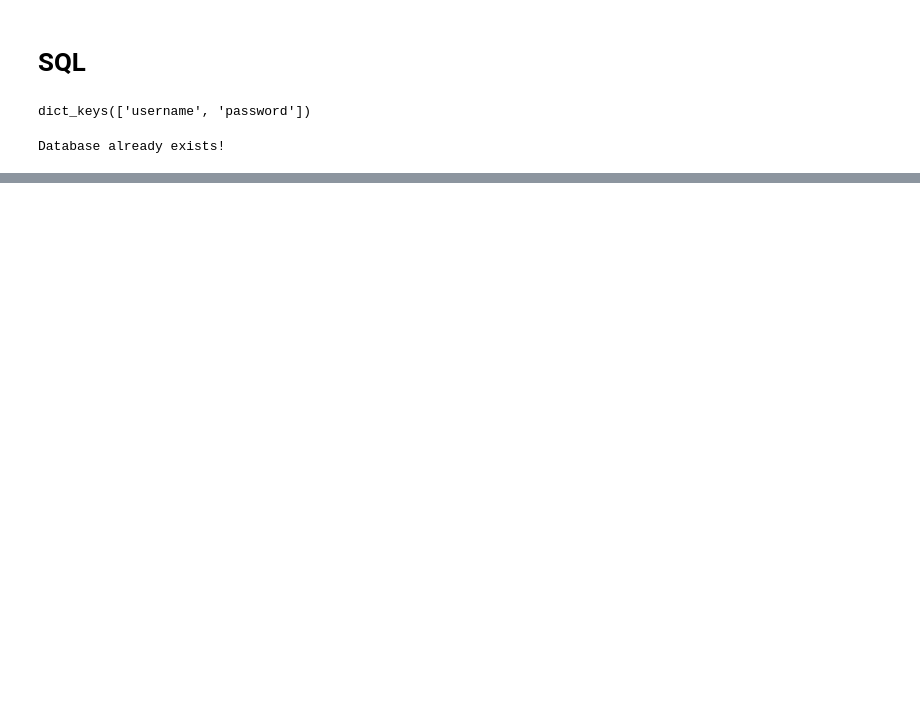
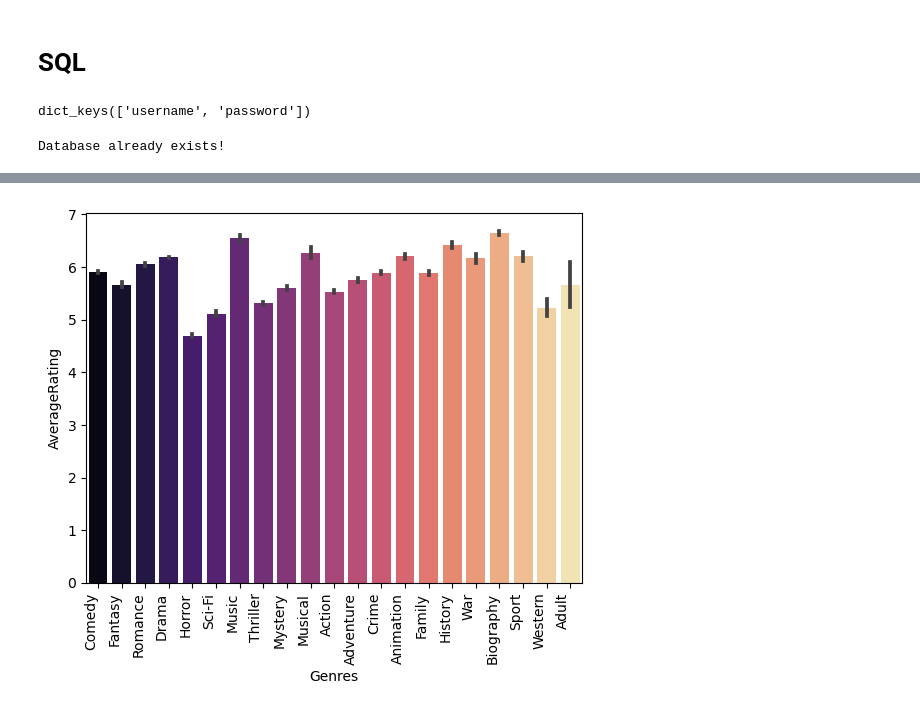
Before and after one commit to J4sonN/IMDB-data-enrichment, a Jupyter notebook: TMDB Hypothesis Testing.ipynb, the cells around one changed output, grey strips where cells are left out. Saved outputs shown, nothing was run; the diff lists cells and outputs as text; code cells hidden in the pictures; blank space fills up the shorter version.

```diff
--- a/TMDB Hypothesis Testing.ipynb
+++ b/TMDB Hypothesis Testing.ipynb
@@ -34,0 +464,6 @@ Question 1:
+# %%
+groups = {}
+for genres in df['Genre_Name'].unique():
+    temp_df = df.loc[df['Genre_Name'] == genres, 'averageRating']
+    groups[genres] = temp_df
+groups.keys()
@@ -34,0 +472,9 @@ Question 1:
+# %%
+# Loop through the items in the groups dictionary
+for genres, rating in groups.items():
+    # Filter the outliers for the group in the groups dictionary
+    outliers = np.abs(stats.zscore(rating)) > 3
+    # Print the sum of outliers for the group
+    print(f"{outliers.sum()} outliers were removed from the {genres} group.")
+    # Remove the outliers from the group
+    groups[genres] = rating.loc[~outliers]
@@ -34,0 +501,5 @@ Question 1:
+# %%
+norm_results = {}
+for genres, rating in groups.items():
+    stat, p = stats.normaltest(rating)
+    norm_results[genres] = {'n': len(rating),'p':p}
@@ -34,0 +600,16 @@ Question 1:
+# %%
+## make a list for saving the dataframes to
+tukeys_dfs = []
+
+## Loop through groups dict's items
+for genres, ratings in groups.items():
+
+    ## make a temp_df with the data and the sector name
+    temp_df = pd.DataFrame({'AverageRating':ratings, 'Genres':genres})
+
+    ## append to tukeys_dfs
+    tukeys_dfs.append(temp_df)
+
+## concatenate them into 1 dataframe
+tukeys_data = pd.concat(tukeys_dfs)
+tukeys_data
@@ -34,0 +674,5 @@ Question 1:
+# %%
+ax = sns.barplot(data=tukeys_data, x='Genres', y='AverageRating', palette='magma')
+ax.set_xticklabels(ax.get_xticklabels(), rotation=90, ha='right');
+# %% [output]
+[figure, added]
```
Also changed, not shown: parts of 108 cells of this notebook, 3 other files.
